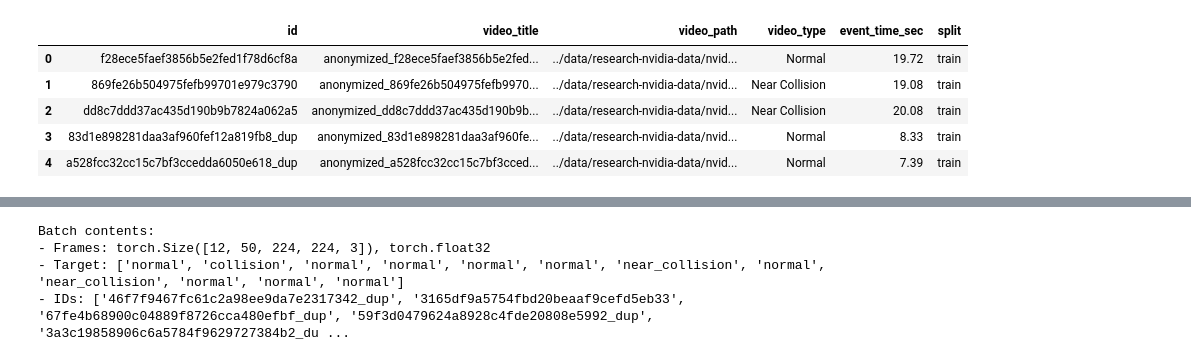
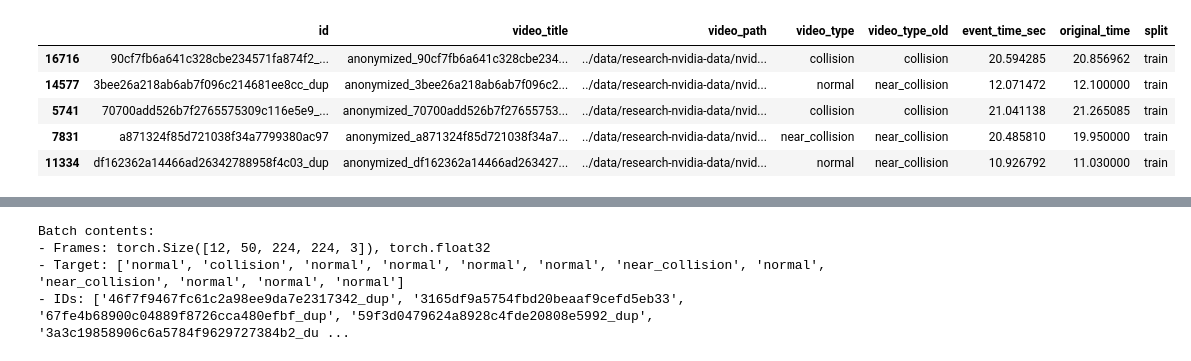
Before and after one commit to getnexar/vision_collision_detection, a Jupyter notebook: new_data.ipynb, the cells around one changed output, grey strips where cells are left out. Saved outputs shown, nothing was run; the diff lists cells and outputs as text; code cells hidden in the pictures.

```diff
--- a/new_data.ipynb
+++ b/new_data.ipynb
@@ -3,10 +5,10 @@ import pandas as pd
 # %%
-df = pd.read_csv('df_encord_v1.csv')
+df = pd.read_csv('df_encord_v3.csv').sample(150)
 df.head()
 # %% [output]
-|  | id | video_title | video_path | video_type | event_time_sec | split |
-| 0 | f28ece5faef3856b5e2fed1f78d6cf8a | anonymized_f28ece5faef3856b5e2fed... | ../data/research-nvidia-data/nvid... | Normal | 19.72 | train |
-| 1 | 869fe26b504975fefb99701e979c3790 | anonymized_869fe26b504975fefb9970... | ../data/research-nvidia-data/nvid... | Near Collision | 19.08 | train |
-| 2 | dd8c7ddd37ac435d190b9b7824a062a5 | anonymized_dd8c7ddd37ac435d190b9b... | ../data/research-nvidia-data/nvid... | Near Collision | 20.08 | train |
-| 3 | 83d1e898281daa3af960fef12a819fb8_dup | anonymized_83d1e898281daa3af960fe... | ../data/research-nvidia-data/nvid... | Normal | 8.33 | train |
-| 4 | a528fcc32cc15c7bf3ccedda6050e618_dup | anonymized_a528fcc32cc15c7bf3cced... | ../data/research-nvidia-data/nvid... | Normal | 7.39 | train |
+|  | id | video_title | video_path | video_type | video_type_old | event_time_sec | original_time | split |
+| 16716 | 90cf7fb6a641c328cbe234571fa874f2_... | anonymized_90cf7fb6a641c328cbe234... | ../data/research-nvidia-data/nvid... | collision | collision | 20.594285 | 20.856962 | train |
+| 14577 | 3bee26a218ab6ab7f096c214681ee8cc_dup | anonymized_3bee26a218ab6ab7f096c2... | ../data/research-nvidia-data/nvid... | normal | near_collision | 12.071472 | 12.100000 | train |
+| 5741 | 70700add526b7f2765575309c116e5e9_... | anonymized_70700add526b7f27655753... | ../data/research-nvidia-data/nvid... | collision | collision | 21.041138 | 21.265085 | train |
+| 7831 | a871324f85d721038f34a7799380ac97 | anonymized_a871324f85d721038f34a7... | ../data/research-nvidia-data/nvid... | near_collision | near_collision | 20.485810 | 19.950000 | train |
+| 11334 | df162362a14466ad26342788958f4c03_dup | anonymized_df162362a14466ad263427... | ../data/research-nvidia-data/nvid... | normal | near_collision | 10.926792 | 11.030000 | train |
```
Also changed, not shown: parts of 9 cells of this notebook, 2 other files.
